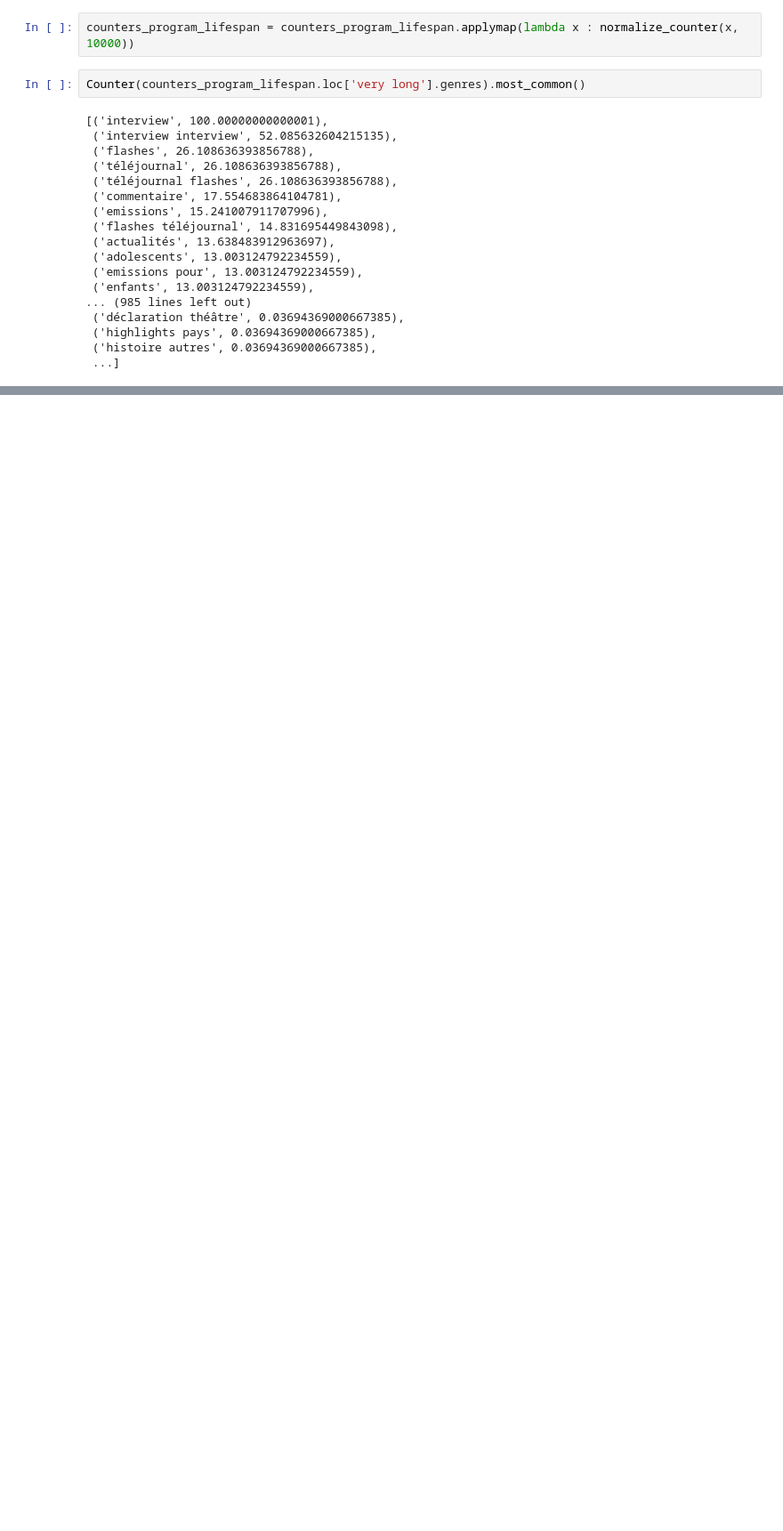
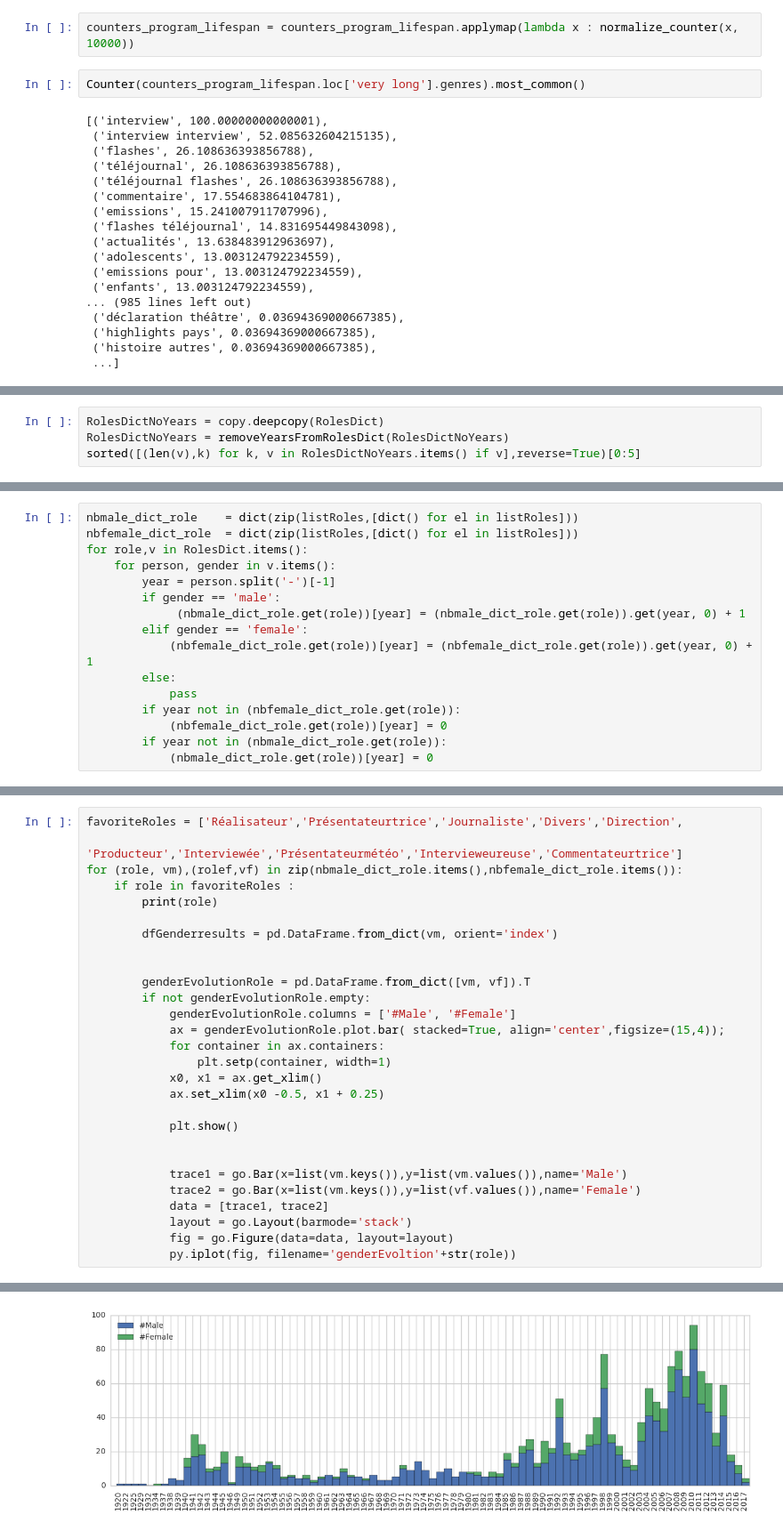
Before and after one commit to m-yaghini/ada17, a Jupyter notebook: project-master/code/MainExploratoryAnalysisLW.ipynb, the cells around one changed output, grey strips where cells are left out. Shown at 89% size. Cells and saved outputs as stored; diff of their text form; blank space fills up the shorter version.

```diff
--- a/project-master/code/MainExploratoryAnalysisLW.ipynb
+++ b/project-master/code/MainExploratoryAnalysisLW.ipynb
@@ -326,0 +473,4 @@ Counter(counters_program_lifespan.loc['very long'].genres).most_common()
+# %%
+RolesDictNoYears = copy.deepcopy(RolesDict)
+RolesDictNoYears = removeYearsFromRolesDict(RolesDictNoYears)
+sorted([(len(v),k) for k, v in RolesDictNoYears.items() if v],reverse=True)[0:5]
@@ -326,0 +524,16 @@ Counter(counters_program_lifespan.loc['very long'].genres).most_common()
+# %%
+nbmale_dict_role    = dict(zip(listRoles,[dict() for el in listRoles]))
+nbfemale_dict_role  = dict(zip(listRoles,[dict() for el in listRoles]))
+for role,v in RolesDict.items():
+    for person, gender in v.items():
+        year = person.split('-')[-1]
+        if gender == 'male':
+             (nbmale_dict_role.get(role))[year] = (nbmale_dict_role.get(role)).get(year, 0) + 1
+        elif gender == 'female':
+            (nbfemale_dict_role.get(role))[year] = (nbfemale_dict_role.get(role)).get(year, 0) + 1
+        else:
+            pass
+        if year not in (nbfemale_dict_role.get(role)):
+            (nbfemale_dict_role.get(role))[year] = 0
+        if year not in (nbmale_dict_role.get(role)):
+            (nbmale_dict_role.get(role))[year] = 0
@@ -326,0 +566,29 @@ Counter(counters_program_lifespan.loc['very long'].genres).most_common()
+# %%
+favoriteRoles = ['Réalisateur','Présentateurtrice','Journaliste','Divers','Direction',
+                 'Producteur','Interviewée','Présentateurmétéo','Intervieweureuse','Commentateurtrice']
+for (role, vm),(rolef,vf) in zip(nbmale_dict_role.items(),nbfemale_dict_role.items()):
+    if role in favoriteRoles :
+        print(role)
+
+        dfGenderresults = pd.DataFrame.from_dict(vm, orient='index')
+
+
+        genderEvolutionRole = pd.DataFrame.from_dict([vm, vf]).T
+        if not genderEvolutionRole.empty:
+            genderEvolutionRole.columns = ['#Male', '#Female']
+            ax = genderEvolutionRole.plot.bar( stacked=True, align='center',figsize=(15,4));
+            for container in ax.containers:
+                plt.setp(container, width=1)
+            x0, x1 = ax.get_xlim()
+            ax.set_xlim(x0 -0.5, x1 + 0.25)
+
+            plt.show()
+
+
+            trace1 = go.Bar(x=list(vm.keys()),y=list(vm.values()),name='Male')
+            trace2 = go.Bar(x=list(vm.keys()),y=list(vf.values()),name='Female')
+            data = [trace1, trace2]
+            layout = go.Layout(barmode='stack')
+            fig = go.Figure(data=data, layout=layout)
+            py.iplot(fig, filename='genderEvoltion'+str(role))
+# %% [output]
@@ -326,0 +596 @@ Counter(counters_program_lifespan.loc['very long'].genres).most_common()
+[figure, added]
```
Also changed, not shown: parts of 38 cells of this notebook, 1 other file.
